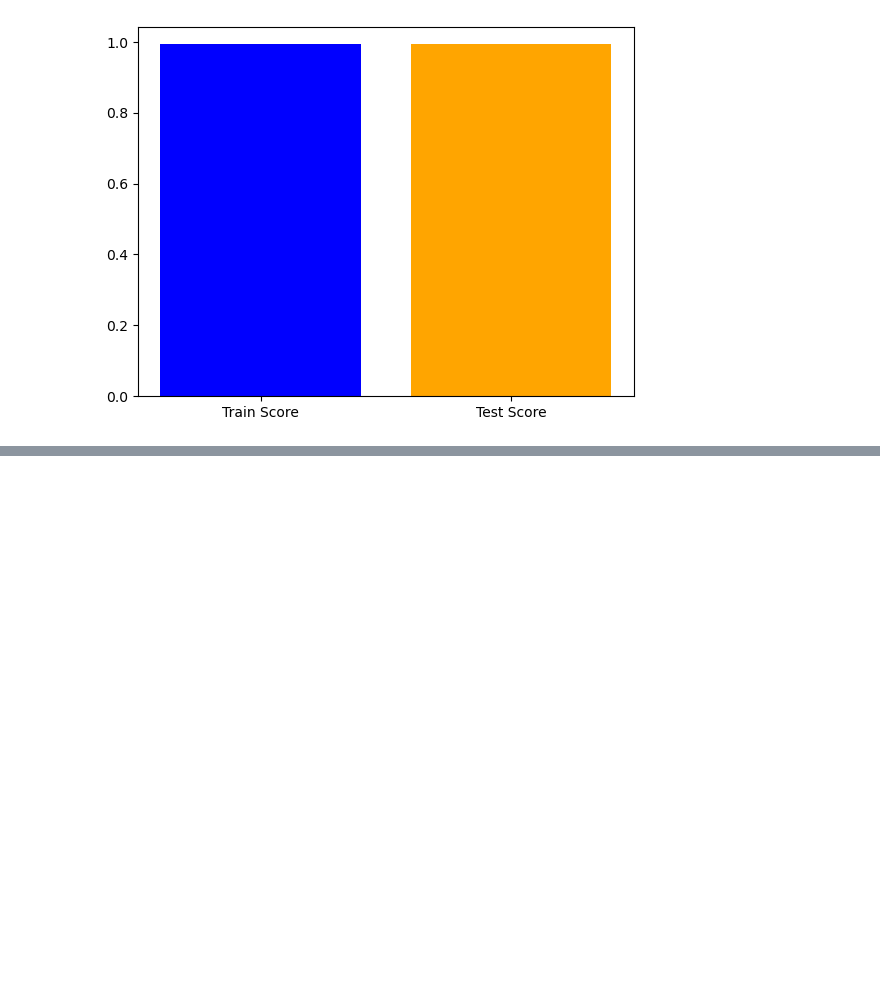
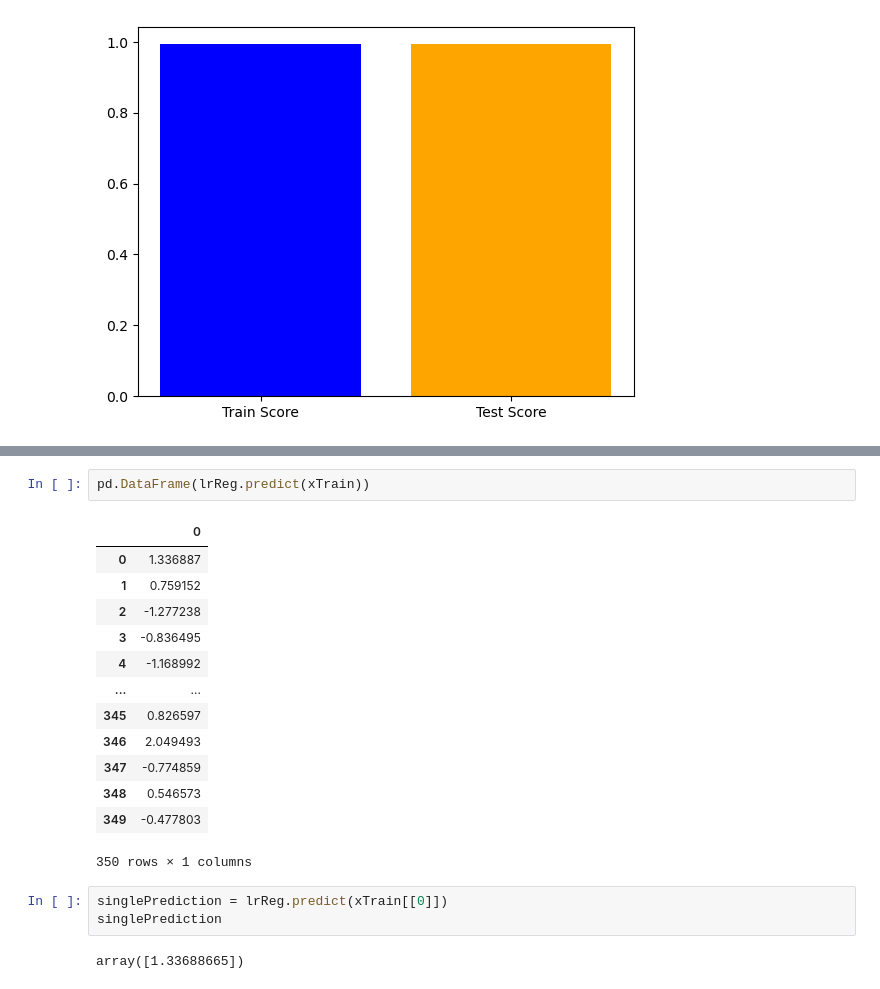
Before and after one commit to avimallik/machine_learning_workbench, a Jupyter notebook: bivariate_polynomial_regression/bivariate_ploynomial_regression.ipynb, the cells around one changed output, grey strips where cells are left out. Saved outputs shown, nothing was run; the diff lists cells and outputs as text; blank space fills up the shorter version.

Commit message:
Single prediction by Polynomial Regression

```diff
--- a/bivariate_polynomial_regression/bivariate_ploynomial_regression.ipynb
+++ b/bivariate_polynomial_regression/bivariate_ploynomial_regression.ipynb
@@ -175,0 +190,21 @@ plt.show()
+# %%
+pd.DataFrame(lrReg.predict(xTrain))
+# %% [output]
+|  | 0 |
+| 0 | 1.336887 |
+| 1 | 0.759152 |
+| 2 | -1.277238 |
+| 3 | -0.836495 |
+| 4 | -1.168992 |
+| ... | ... |
+| 345 | 0.826597 |
+| 346 | 2.049493 |
+| 347 | -0.774859 |
+| 348 | 0.546573 |
+| 349 | -0.477803 |
+350 rows × 1 columns
+# %%
+singlePrediction = lrReg.predict(xTrain[[0]])
+singlePrediction
+# %% [output]
+array([1.33688665])
```
Also changed, not shown: parts of 2 cells of this notebook.
